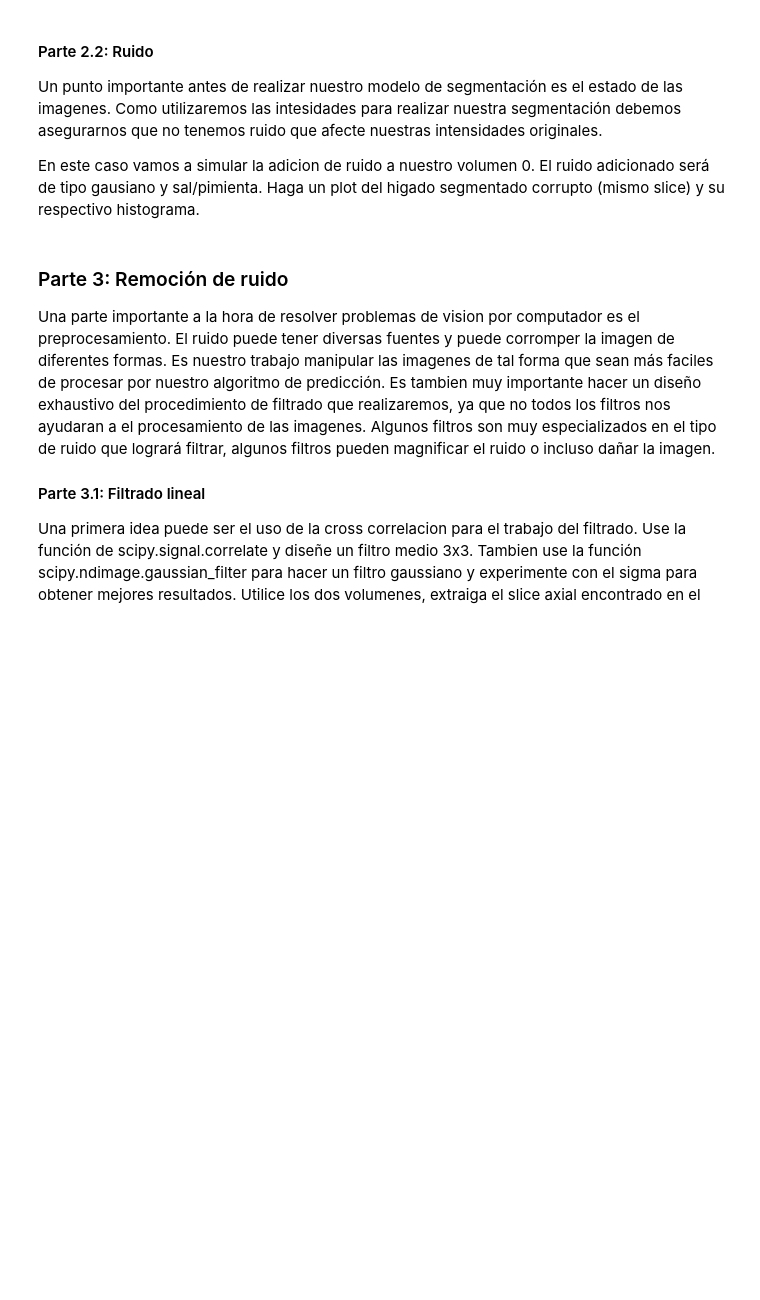
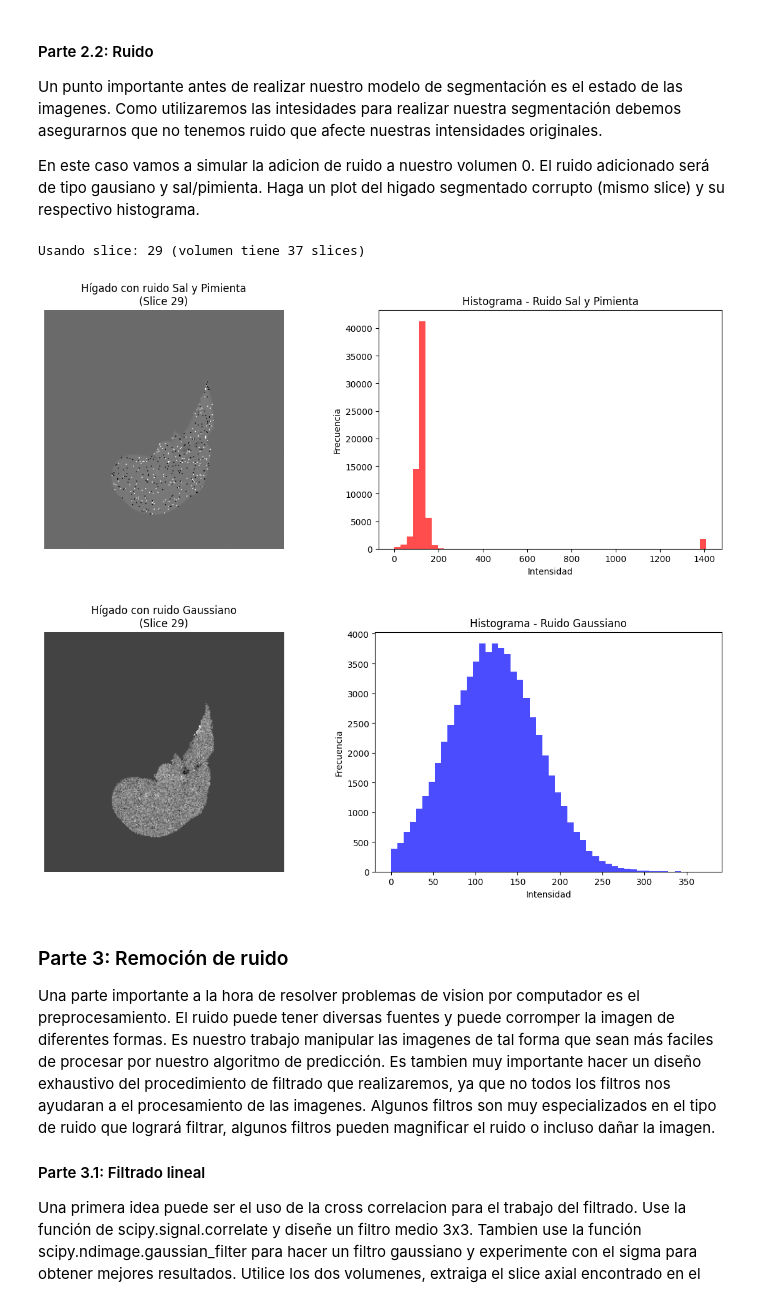
Before and after one commit to Reconocimiento-Visual-2025-2-G10/Miniproyecto-2-E1, a Jupyter notebook: Entrega 1.ipynb, the cells around one changed output. Saved outputs shown, nothing was run; the diff lists cells and outputs as text; code cells hidden in the pictures; blank space fills up the shorter version.

```diff
--- a/Entrega 1.ipynb
+++ b/Entrega 1.ipynb
@@ -217,11 +217,60 @@ salt_peper[noise_mask == 2] = np.min(volume)  #pimienta
 # %%
 #Higado_salt_peper='' #volumen que contendrá solo el higado de la MRI con ruido sal y pimienta
 #Higado_gaussian='' #volumen que contendrá solo el higado de la MRI con ruido gaussiano
 
 Higado_salt_peper = salt_peper * seg_vol
 Higado_gaussian = gaussian * seg_vol
+
+
+slices_con_higado = np.where(np.sum(seg_vol, axis=(0, 1)) > 0)[0]
+if len(slices_con_higado) > 0:
+    slice_idx = slices_con_higado[len(slices_con_higado) // 2]  # Tomar un slice del medio
+else:
+    slice_idx = 0  # Si no hay segmentación, usar el primer slice
+
+print(f"Usando slice: {slice_idx} (volumen tiene {seg_vol.shape[2]} slices)")
+
+# Crear figura con subplots
+fig, axes = plt.subplots(1, 2, figsize=(12, 5))
+
+# Plot del hígado segmentado con ruido sal y pimienta
+axes[0].imshow(Higado_salt_peper[:, :, slice_idx], cmap='gray')
+axes[0].set_title('Hígado con ruido Sal y Pimienta\n(Slice {})'.format(slice_idx))
+axes[0].axis('off')
+
+# Histograma del hígado con ruido sal y pimienta
+hígado_sp_values = Higado_salt_peper[Higado_salt_peper > 0]
+axes[1].hist(hígado_sp_values.flatten(), bins=50, color='red', alpha=0.7)
+axes[1].set_title('Histograma - Ruido Sal y Pimienta')
+axes[1].set_xlabel('Intensidad')
+axes[1].set_ylabel('Frecuencia')
+
+plt.tight_layout()
+plt.show()
+
+# Para el ruido gaussiano
+fig, axes = plt.subplots(1, 2, figsize=(12, 5))
+
+# Plot del hígado segmentado con ruido gaussiano
+axes[0].imshow(Higado_gaussian[:, :, slice_idx], cmap='gray')
+axes[0].set_title('Hígado con ruido Gaussiano\n(Slice {})'.format(slice_idx))
+axes[0].axis('off')
+
+# Histograma del hígado con ruido gaussiano
+hígado_gauss_values = Higado_gaussian[Higado_gaussian > 0]
+axes[1].hist(hígado_gauss_values.flatten(), bins=50, color='blue', alpha=0.7)
+axes[1].set_title('Histograma - Ruido Gaussiano')
+axes[1].set_xlabel('Intensidad')
+axes[1].set_ylabel('Frecuencia')
+
+plt.tight_layout()
+plt.show()
 # YOUR CODE HERE
 #raise NotImplementedError()
+# %% [output]
+Usando slice: 29 (volumen tiene 37 slices)
+[figure, added]
+[figure, added]
 # %%
 assert np.max(Higado_salt_peper)<=1411, 'Seguramente su segmentación tiene la etiqueta 2'
 assert np.isclose(np.sum(Higado_salt_peper!=0),69166,0.01), 'El volumen total del higado es incorrecto, no lo esta tomando todo'
```
Also changed, not shown: parts of 8 cells of this notebook.
